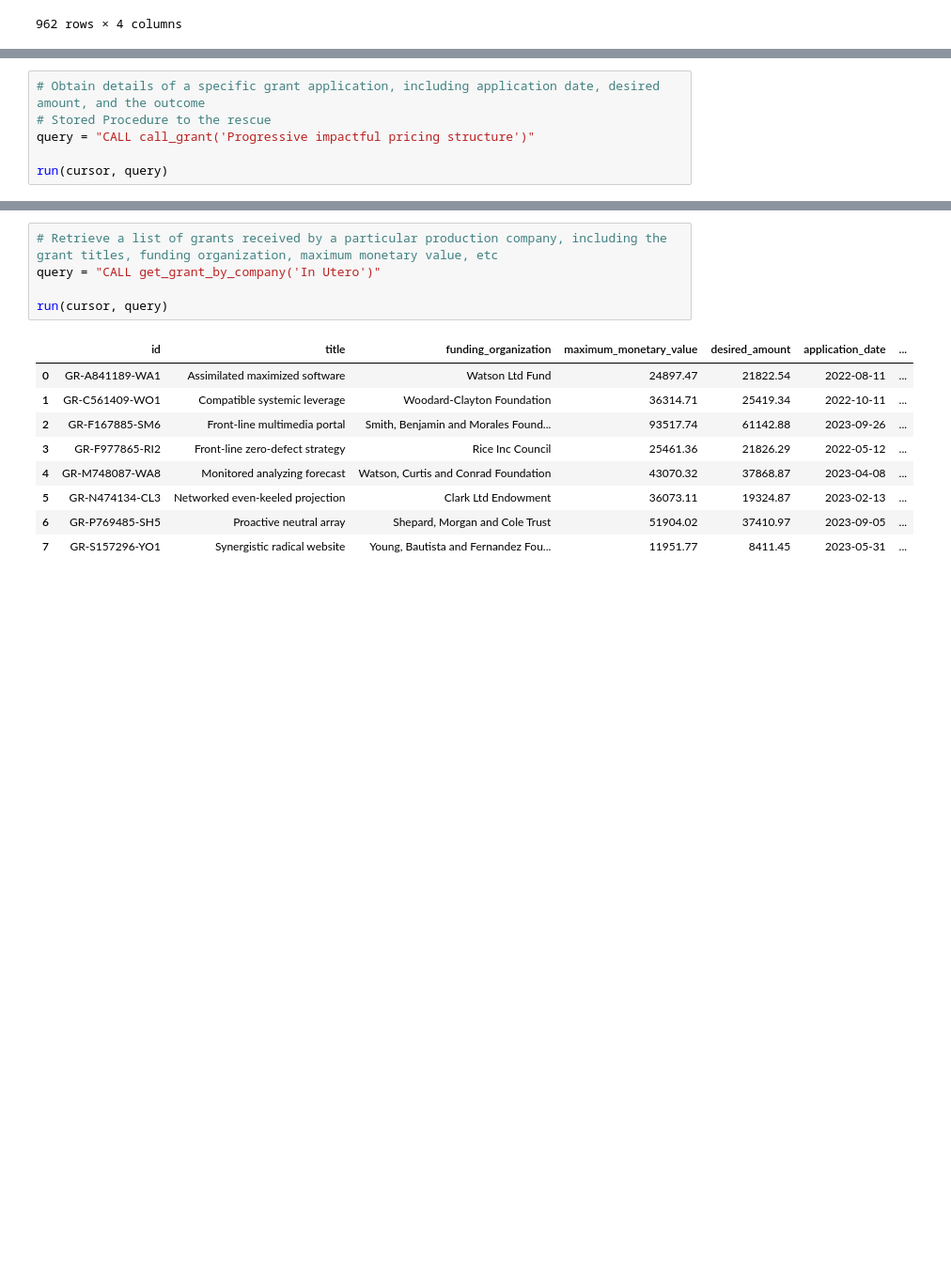
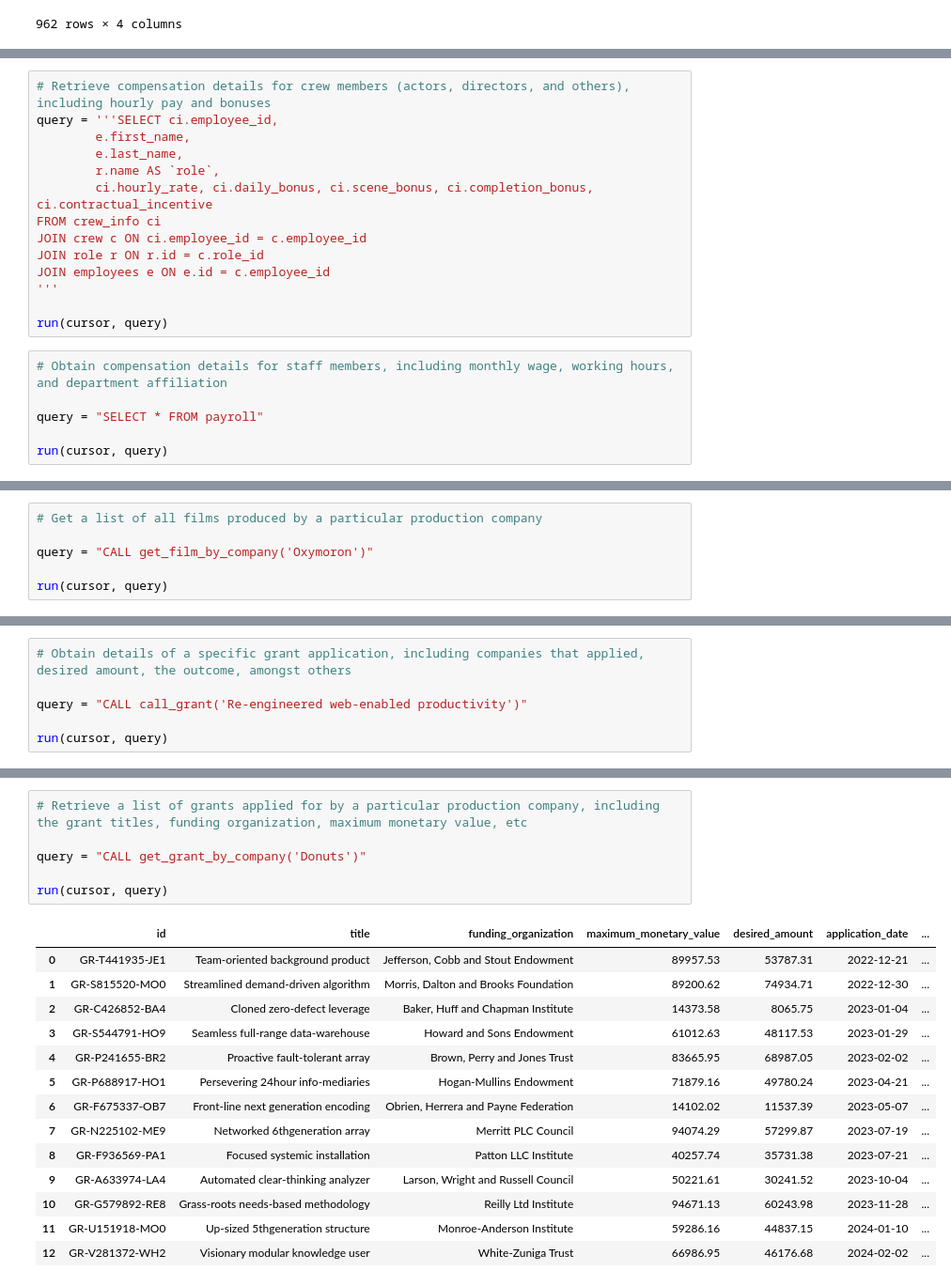
Before and after one commit to chik0di/eu-film-db, a Jupyter notebook: functional_requirements.ipynb, the cells around one changed output, grey strips where cells are left out. Shown: that part at 94% size. Drawn from its saved outputs; the diff is of its cells as text; blank space fills up the shorter version.

```diff
--- a/functional_requirements.ipynb
+++ b/functional_requirements.ipynb
@@ -85,0 +124,20 @@ run(cursor, query)
+# %%
+# Retrieve compensation details for crew members (actors, directors, and others), including hourly pay and bonuses
+query = '''SELECT ci.employee_id,
+		e.first_name,
+        e.last_name,
+        r.name AS `role`,
+        ci.hourly_rate, ci.daily_bonus, ci.scene_bonus, ci.completion_bonus, ci.contractual_incentive
+FROM crew_info ci
+JOIN crew c ON ci.employee_id = c.employee_id
+JOIN role r ON r.id = c.role_id
+JOIN employees e ON e.id = c.employee_id
+'''
+
+run(cursor, query)
+# %%
+# Obtain compensation details for staff members, including monthly wage, working hours, and department affiliation
+
+query = "SELECT * FROM payroll"
+
+run(cursor, query)
@@ -85,0 +158,6 @@ run(cursor, query)
+# %%
+# Get a list of all films produced by a particular production company
+
+query = "CALL get_film_by_company('Oxymoron')"
+
+run(cursor, query)
@@ -86,7 +184,7 @@ run(cursor, query)
 # %%
-# Obtain details of a specific grant application, including application date, desired amount, and the outcome
-# Stored Procedure to the rescue
-query = "CALL call_grant('Progressive impactful pricing structure')"
+# Obtain details of a specific grant application, including companies that applied, desired amount, the outcome, amongst others
+
+query = "CALL call_grant('Re-engineered web-enabled productivity')"
 
 run(cursor, query)
 # %% [output]
@@ -95,15 +193,21 @@ run(cursor, query)
 # %%
-# Retrieve a list of grants received by a particular production company, including the grant titles, funding organization, maximum monetary value, etc
-query = "CALL get_grant_by_company('In Utero')"
+# Retrieve a list of grants applied for by a particular production company, including the grant titles, funding organization, maximum monetary value, etc
+
+query = "CALL get_grant_by_company('Donuts')"
 
 run(cursor, query)
 # %% [output]
 |  | id | title | funding_organization | maximum_monetary_value | desired_amount | application_date | ... |
-| 0 | GR-A841189-WA1 | Assimilated maximized software | Watson Ltd Fund | 24897.47 | 21822.54 | 2022-08-11 | ... |
-| 1 | GR-C561409-WO1 | Compatible systemic leverage | Woodard-Clayton Foundation | 36314.71 | 25419.34 | 2022-10-11 | ... |
-| 2 | GR-F167885-SM6 | Front-line multimedia portal | Smith, Benjamin and Morales Found... | 93517.74 | 61142.88 | 2023-09-26 | ... |
-| 3 | GR-F977865-RI2 | Front-line zero-defect strategy | Rice Inc Council | 25461.36 | 21826.29 | 2022-05-12 | ... |
-| 4 | GR-M748087-WA8 | Monitored analyzing forecast | Watson, Curtis and Conrad Foundation | 43070.32 | 37868.87 | 2023-04-08 | ... |
-| 5 | GR-N474134-CL3 | Networked even-keeled projection | Clark Ltd Endowment | 36073.11 | 19324.87 | 2023-02-13 | ... |
-| 6 | GR-P769485-SH5 | Proactive neutral array | Shepard, Morgan and Cole Trust | 51904.02 | 37410.97 | 2023-09-05 | ... |
-| 7 | GR-S157296-YO1 | Synergistic radical website | Young, Bautista and Fernandez Fou... | 11951.77 | 8411.45 | 2023-05-31 | ... |
+| 0 | GR-T441935-JE1 | Team-oriented background product | Jefferson, Cobb and Stout Endowment | 89957.53 | 53787.31 | 2022-12-21 | ... |
+| 1 | GR-S815520-MO0 | Streamlined demand-driven algorithm | Morris, Dalton and Brooks Foundation | 89200.62 | 74934.71 | 2022-12-30 | ... |
+| 2 | GR-C426852-BA4 | Cloned zero-defect leverage | Baker, Huff and Chapman Institute | 14373.58 | 8065.75 | 2023-01-04 | ... |
+| 3 | GR-S544791-HO9 | Seamless full-range data-warehouse | Howard and Sons Endowment | 61012.63 | 48117.53 | 2023-01-29 | ... |
+| 4 | GR-P241655-BR2 | Proactive fault-tolerant array | Brown, Perry and Jones Trust | 83665.95 | 68987.05 | 2023-02-02 | ... |
+| 5 | GR-P688917-HO1 | Persevering 24hour info-mediaries | Hogan-Mullins Endowment | 71879.16 | 49780.24 | 2023-04-21 | ... |
+| 6 | GR-F675337-OB7 | Front-line next generation encoding | Obrien, Herrera and Payne Federation | 14102.02 | 11537.39 | 2023-05-07 | ... |
+| 7 | GR-N225102-ME9 | Networked 6thgeneration array | Merritt PLC Council | 94074.29 | 57299.87 | 2023-07-19 | ... |
+| 8 | GR-F936569-PA1 | Focused systemic installation | Patton LLC Institute | 40257.74 | 35731.38 | 2023-07-21 | ... |
+| 9 | GR-A633974-LA4 | Automated clear-thinking analyzer | Larson, Wright and Russell Council | 50221.61 | 30241.52 | 2023-10-04 | ... |
+| 10 | GR-G579892-RE8 | Grass-roots needs-based methodology | Reilly Ltd Institute | 94671.13 | 60243.98 | 2023-11-28 | ... |
+| 11 | GR-U151918-MO0 | Up-sized 5thgeneration structure | Monroe-Anderson Institute | 59286.16 | 44837.15 | 2024-01-10 | ... |
+| 12 | GR-V281372-WH2 | Visionary modular knowledge user | White-Zuniga Trust | 66986.95 | 46176.68 | 2024-02-02 | ... |
```
Also changed, not shown: parts of 11 cells of this notebook.
